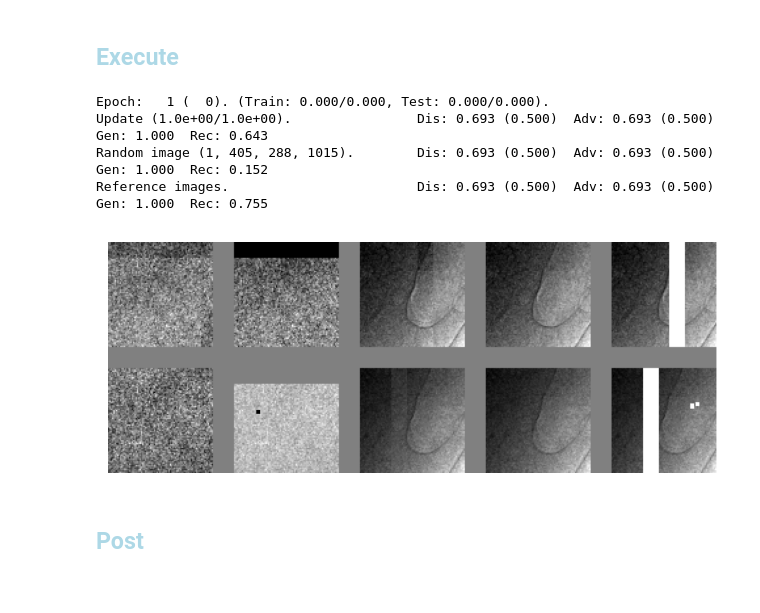
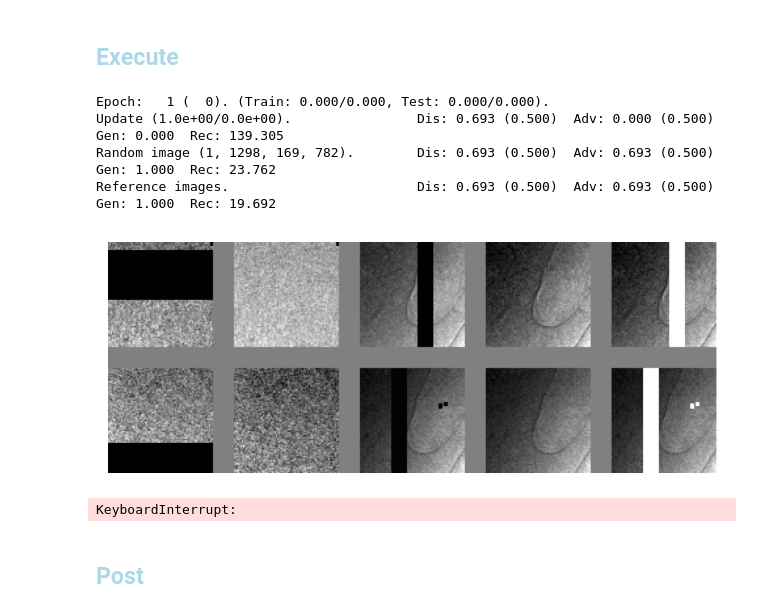
Before and after one commit to antonmx/shiftpatch, a Jupyter notebook: shiftpatch_bp2.ipynb, the cells around one changed output. Saved outputs shown, nothing was run; the diff lists cells and outputs as text; code cells hidden in the pictures.

```diff
--- a/shiftpatch_bp2.ipynb
+++ b/shiftpatch_bp2.ipynb
@@ -71,7 +71,7 @@ class Generator(sg.GeneratorTemplate):
 
     def __init__(self):
         super(Generator, self).__init__(latentChannels=1, inputChannels=2)
-        self.amplitude = 2
+        self.amplitude = 1
         self.baseChannels = 16
 
         self.noise2latent = self.createLatent()
@@ -111,7 +111,6 @@ class Generator(sg.GeneratorTemplate):
 
 
 
-
 sg.generator = Generator().to(sg.TCfg.device)
 sg.optimizer_G = sg.createOptimizer(sg.generator, sg.TCfg.learningRateG)
 model_summary = summary(sg.generator, input_data=[ [sg.refImages[[0,1],0:4,...], sg.refNoises[[0,1],...]] ] ).__str__()
@@ -292,8 +293,9 @@ Losses: Rec 8.998e-05, MSE 1.447e-03, L1L 1.741e-02, Dis: 0.693168 (0.497), Adv:
 #sg.minRecTest, sg.minRecTrain = 1, 1
 sg.ADV_DIF = 1 # 1e-2 # 0.008108
 sg.SSIM_MSE = 1 # 0.999
-sg.skipThreshold = 0.15
+sg.skipThreshold = 0.0
 sg.discriminator.IMG_FFT = 0.5
+sg.trainCyclesGen = 0
 
 def adjustScheduler(scheduler, iniLr, target) :
     if scheduler is None :
@@ -308,37 +310,38 @@ def adjustScheduler(scheduler, iniLr, target) :
 
 def my_beforeReport(_) :
     message = ""
     message += "G" + adjustScheduler(sg.scheduler_G, sg.TCfg.learningRateG, 0.1)
     message += "D" + adjustScheduler(sg.scheduler_D, sg.TCfg.learningRateD, 0.1)
     #message += f" ADV/DIF : {sg.ADV_DIF:.3e}."
     #sg.ADV_DIF = max(1e-6, sg.ADV_DIF+1e-8)
 #    message += f" Ampl : {sg.generator.amplitude:.3f}."
 #    sg.generator.amplitude = min(1, sg.generator.amplitude * (1+5e-3) )
     with open(f"message_{sg.TCfg.exec}.txt", 'a') as file:
         file.write(message + "\n")
     print(message)
     return
 #sg.beforeReport = my_beforeReport
 
 #sg.TCfg.loaderWorkers = 0 # for debug single threaded
 try :
     sg.train(savedCheckPoint)
 except :
     #del sg.dataLoader
     #del sg.testLoaderrelo
     sg.freeGPUmem()
     1/10 # to release Jupyuter memory in the next step
     sg.epoch -= 1
     raise
 
 # From scratch
 # ADV_DIF = 1, SSIM_MSE = 1
 # %% [output]
 Epoch:   1 (  0). (Train: 0.000/0.000, Test: 0.000/0.000).
-Update (1.0e+00/1.0e+00).                Dis: 0.693 (0.500)  Adv: 0.693 (0.500)  Gen: 1.000  Rec: 0.643
-Random image (1, 405, 288, 1015).        Dis: 0.693 (0.500)  Adv: 0.693 (0.500)  Gen: 1.000  Rec: 0.152
-Reference images.                        Dis: 0.693 (0.500)  Adv: 0.693 (0.500)  Gen: 1.000  Rec: 0.755
+Update (1.0e+00/0.0e+00).                Dis: 0.693 (0.500)  Adv: 0.000 (0.500)  Gen: 0.000  Rec: 139.305
+Random image (1, 1298, 169, 782).        Dis: 0.693 (0.500)  Adv: 0.693 (0.500)  Gen: 1.000  Rec: 23.762
+Reference images.                        Dis: 0.693 (0.500)  Adv: 0.693 (0.500)  Gen: 1.000  Rec: 19.692
-[figure, old version]
+[figure, new version]
+KeyboardInterrupt:
 # %% [markdown]
 ## <font style="color:lightblue">Post</font>
 # %%
```
Also changed, not shown: parts of 3 cells of this notebook, 4 other files.
